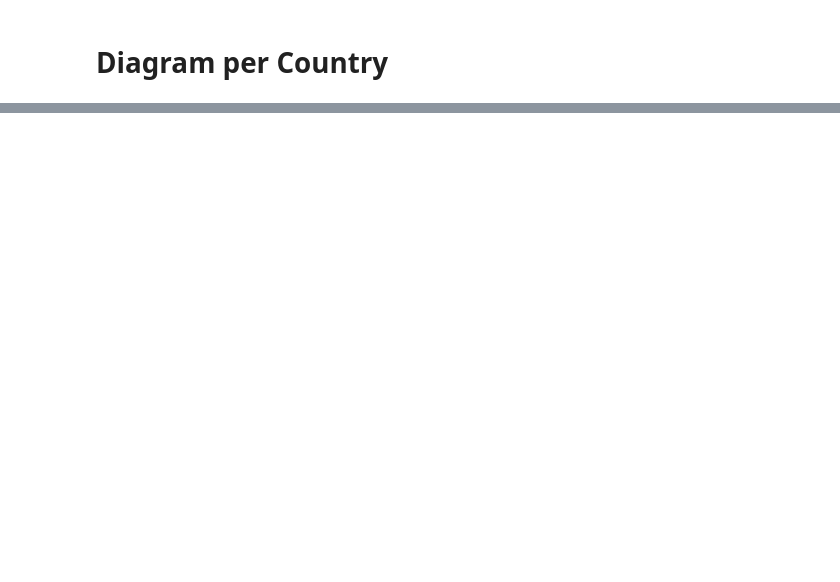
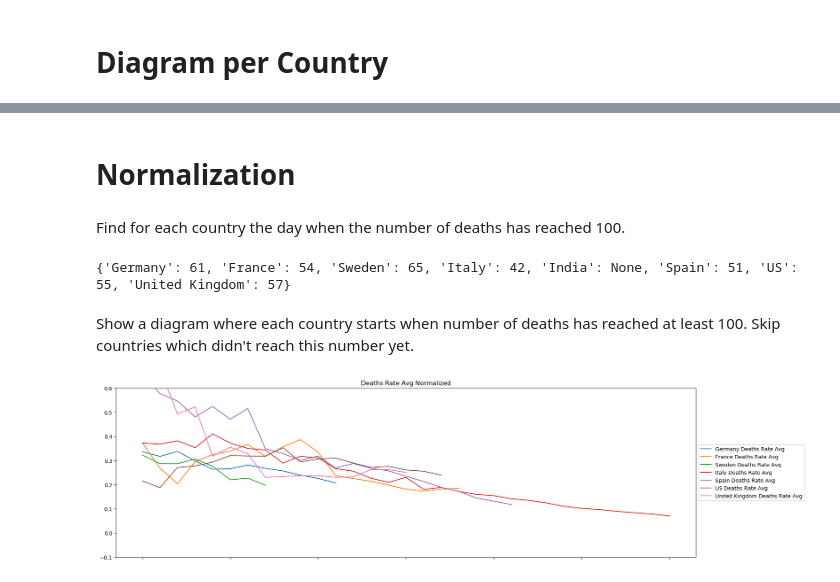
Before and after one commit to rpreiss07/covid19, a Jupyter notebook: index.ipynb, the cells around one changed output, grey strips where cells are left out. Drawn from its saved outputs; the diff is of its cells as text; code cells hidden in the pictures; blank space fills up the shorter version.

Commit message:
Add normalization with origin = time when #deaths >= 100

```diff
--- a/index.ipynb
+++ b/index.ipynb
@@ -386,0 +387,45 @@ plt.show()
+# %% [markdown]
+# Normalization
+# %% [markdown]
+Find for each country the day when the number of deaths has reached 100.
+# %%
+norm = {}
+for country in countries:
+    df = all[country]
+    filtered = df.index[df['Deaths'] >= 100]
+    if len(filtered)<1:
+        norm[country] = None
+    else:
+        index = df.index.get_loc(filtered[0])
+        norm[country]  = index
+
+print(norm)
+# %% [output]
+{'Germany': 61, 'France': 54, 'Sweden': 65, 'Italy': 42, 'India': None, 'Spain': 51, 'US': 55, 'United Kingdom': 57}
+# %% [markdown]
+Show a diagram where each country starts when number of deaths has reached at least 100. Skip countries which didn't reach this number yet.
+# %%
+from matplotlib.pyplot import figure
+
+# Change size of plot area
+figure(figsize=(20,6), dpi=100)
+
+for country in countries:
+    if (norm[country]):
+        ts = all[country]["Deaths Rate Avg"].shift(-norm[country])
+        pl = ts.plot(label=country+" Deaths Rate Avg")
+
+        # Get color of last plot
+        cl = plt.gca().lines[-1].get_color()
+
+        plt.title("Deaths Rate Avg Normalized")
+
+        # Set maximum y-value
+        axes = plt.gca()
+        axes.set_ylim([-0.1,0.6])
+
+        plt.legend(loc='center left', bbox_to_anchor=(1, 0.5))
+
+plt.show()
+# %% [output]
+[figure, added]
```
Also changed, not shown: parts of 12 cells of this notebook.
